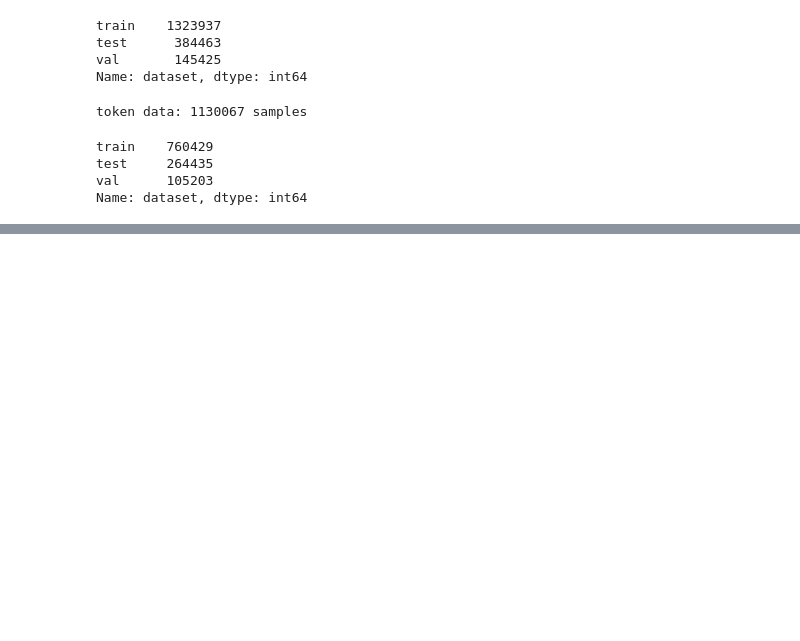
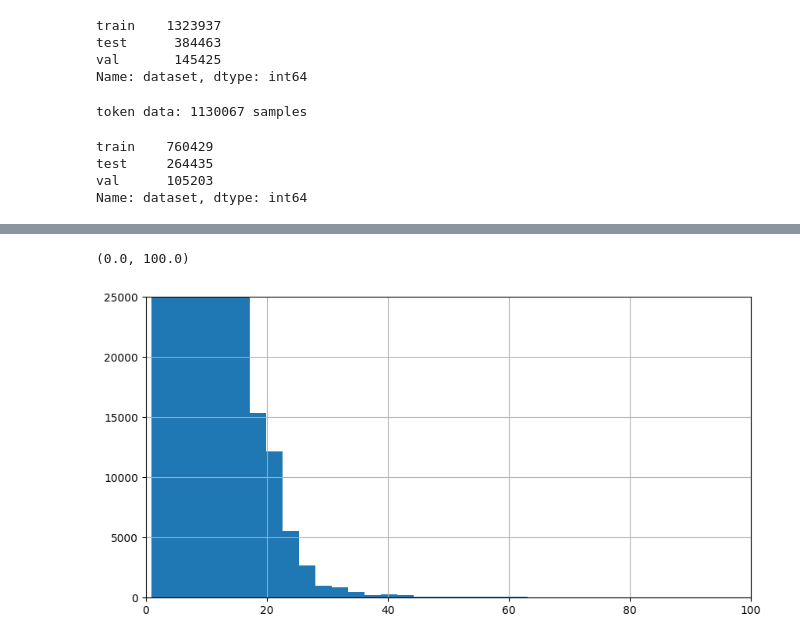
Before and after one commit to jvdzwaan/ocrpostcorrection-notebooks, a Jupyter notebook: local/icdar-task2-create-dataset.ipynb, the cells around one changed output, grey strips where cells are left out. Cells and saved outputs as stored; diff of their text form; code cells hidden in the pictures; blank space fills up the shorter version.

```diff
--- a/local/icdar-task2-create-dataset.ipynb
+++ b/local/icdar-task2-create-dataset.ipynb
@@ -125,0 +138,7 @@ plt.xlim(0, 30)
+# %%
+tdata.query('dataset == "train"').len_ocr.hist(bins=1000, figsize=(10,5))
+plt.ylim(0, 25000)
+plt.xlim(0, 100)
+# %% [output]
+(0.0, 100.0)
+[figure, added]
```
Also changed, not shown: parts of 11 cells of this notebook.
